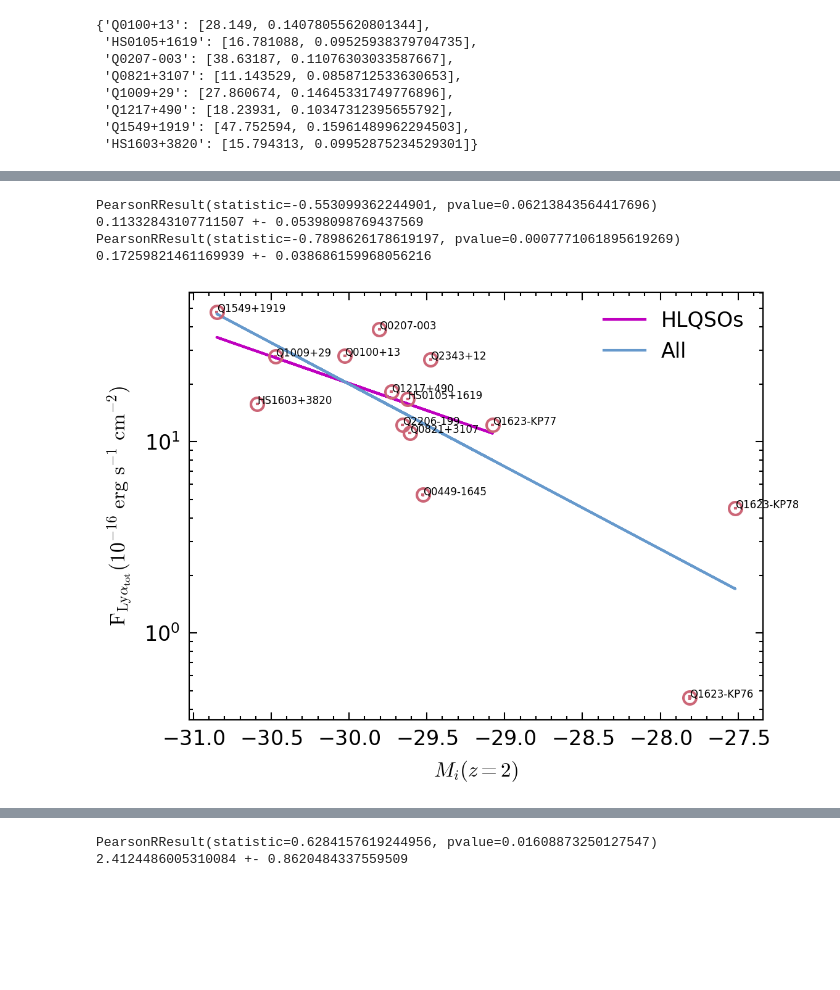
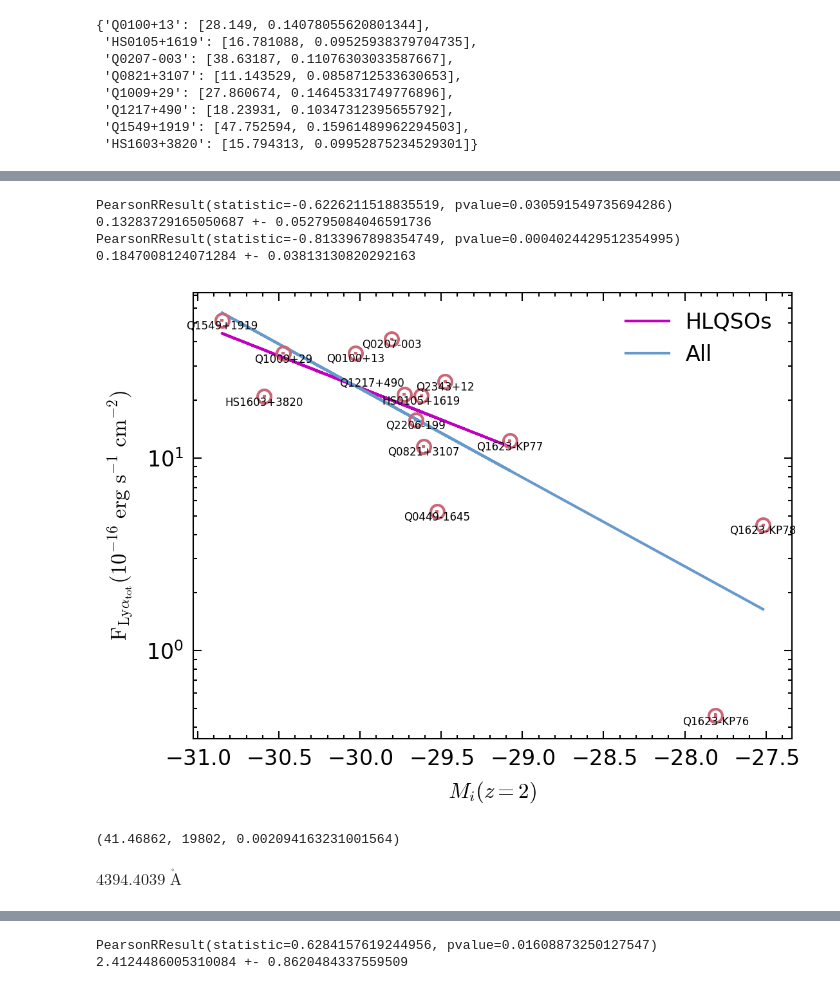
Before and after one commit to yuanzeding/KBSS_DataAnalysis, a Jupyter notebook: correlation.ipynb, the cells around one changed output, grey strips where cells are left out. Saved outputs shown, nothing was run; the diff lists cells and outputs as text; code cells hidden in the pictures; blank space fills up the shorter version.

```diff
--- a/correlation.ipynb
+++ b/correlation.ipynb
@@ -1709,4 +1721,5 @@ Table length=1
 # %%
+import pandas as pd
 QSOline=pd.read_csv("/disk/bifrost/yuanze/KBSS/KCWI/HLQSO_line_FWHM.dat",header=0,index_col=0,delimiter=" +")
 QSOphot=pd.read_csv("/disk/bifrost/yuanze/KBSS/kbss_qsos.inphot",header=0,delimiter=" +")
 def MAB2Flam(MAB,Lambda):
@@ -1783,6 +1796,8 @@ MBHsigma={"CIV":0.28,"Hb":0.003,"Ha":0.12,"MgII":0.16}
 Lcont=[]
 L5100=[]
 L5100_err=[]
+L3100=[]
+L3100_err=[]
 Lcont_err=[]
 MBH_Shen2012=[]
 MBH_2016=[]
@@ -1790,9 +1805,20 @@ MBH_err=[]
 for index,obj in QSOphot.iterrows():
     #print(obj)
     sname=obj["Obj"]
+
+    sentry=qsos_bright[qsos_bright["Name"]==sname]
+    z_sys=sentry["z_sys"][0]
+    ld=Planck18.luminosity_distance(z_sys).to(u.cm).value
+    Sld=4*np.pi*ld**2
+
+    L5100.append(MAB2Flam(obj["H"],LamP["H"]*1e-8)*LamP["H"]*1e-8*Sld)
+    L5100_err.append(L5100[-1]*np.sqrt(obj["Herr"]**2+0.1**2))
+    L3100.append(MAB2Flam(obj["J"],LamP["J"]*1e-8)*LamP["J"]*1e-8*Sld)
+    L3100_err.append(L3100[-1]*np.sqrt(obj["Jerr"]**2+0.1**2))
     try:
         lines=QSOline.loc[sname]["linename"]
         FWHM=QSOline.loc[sname]["fwhm(km/s)"]/1000 #FWHM in 1000 km/s
+        print(FWHM)
     except:
         print("no such object:",sname)
         Lcont.append(np.nan)
@@ -1800,15 +1826,12 @@ for index,obj in QSOphot.iterrows():
         MBH_Shen2012.append(np.nan)
         MBH_2016.append(np.nan)
         MBH_err.append(np.nan)
-        L5100.append(np.nan)
-        L5100_err.append(np.nan)
+        #L5100.append(np.nan)
+        #L5100_err.append(np.nan)
         continue
     if isinstance(lines,str):
         lines=[lines]
-    sentry=qsos_bright[qsos_bright["Name"]==sname]
-    z_sys=sentry["z_sys"][0]
-    ld=Planck18.luminosity_distance(z_sys).to(u.cm).value
-    Sld=4*np.pi*ld**2
+
     if "MgII" in lines:
         lselect="MgII"
         Lcont.append(MAB2Flam(obj["J"],LamP["J"]*1e-8)*LamP["J"]*1e-8*Sld)
@@ -1826,8 +1849,6 @@ for index,obj in QSOphot.iterrows():
         Lcont.append(MAB2Flam(sentry["g"][0],LamP["g"]*1e-8)*LamP["g"]*1e-8*Sld)
         Lcont_err.append(Lcont[-1]*0.1)
 
-    L5100.append(MAB2Flam(obj["H"],LamP["H"]*1e-8)*LamP["H"]*1e-8*Sld)
-    L5100_err.append(L5100[-1]*obj["Herr"])
     MBH_Shen2012.append(FWHM_to_MBH_Shen2012(Lcont[-1]/1e44,FWHM,lselect))
     MBH_2016.append(FWHM_to_MBH_2016(Lcont[-1]/1e44,FWHM,lselect))
     MBH_err.append(MBHsigma[lselect])
@@ -1999,4 +2076,5 @@ id_HL
 # %%
+lines={'NV':[1238.821,1242.804],'CIII]':[1909], 'CIV':[1548.20,1550.77],"OI":[1304,1306] ,"SiIII":[1206.5],"SiIV":[1393.76,1402.77],"SiII":[1260.42],"CII":[1334.53],"OVI":[1031,1037],"HeII":[1640],"Lya":[1216]}
 type="HLQSO"
 KBSSpath="/disk/bifrost/yuanze/KBSS"
 qsos = ascii.read(KBSSpath+"/KCWI/qsos.kcwi",format="ipac")
@@ -2012,9 +2090,9 @@ windowsize=2
 
 rextract=3.5 #radius of arcsec to extract nuclear averaged SB
 #qsos_bright = ascii.read(KBSSpath+"/KCWI/qsos_bright_updated.list",format="ipac")
-qsos_bright = ascii.read(KBSSpath+"/KCWI/qsos_bright_updated.list",format="ipac")
+qsos_bright = ascii.read(KBSSpath+"/KCWI/qsos_bright_updated_full.list",format="ipac")
 
-for id in ["Q0449-1645"]:#id_HL:
+for id in ["Q1623-KP76","Q1623-KP78"]:#id_HL:
     sentry=qsos_bright[qsos_bright["Name"]==id]
     sourcename=id
     #sourcename=re.findall(r"-(.*)",id)[1]
@@ -2291,7 +2396,7 @@ for ind,id in enumerate(line_total_flux.keys()):
         fieldnow = sentry["Field"][0]
        # if fieldnow=="Q1442" or fieldnow=="Q1009":
       #      continue
-        #z = sentry["z_sys"][0]
+        z = sentry["z_sys"][0]
         y = metrics[sourcename][0]#*(1+z)**2#/area[sourcename][2]*(1+z)**2
         yerr = metrics[sourcename][1]#*(1+z)**2#/area[sourcename][2]*(1+z)**2
 
@@ -2324,7 +2429,10 @@ for ind,id in enumerate(line_total_flux.keys()):
             fyerrall.append(yerr)
 
         axs.errorbar(x,y,xerr=xerr,yerr=yerr,fmt="o",mfc="None",ms=ms,color=colorlst[0])
-        axs.text(x,y,sourcename,fontsize=tfs)#transform=axs.transAxes,verticalalignment='top',horizontalalignment='right',fontsize=7)
+        if sourcename=="Q1217+490":
+            axs.text(x,y*1.1,sourcename,fontsize=tfs,horizontalalignment='right')#transform=axs.transAxes,verticalalignment='top',horizontalalignment='right',fontsize=7)
+        else:
+            axs.text(x,y,sourcename,fontsize=tfs,horizontalalignment='center',verticalalignment='top')#transform=axs.transAxes,verticalalignment='top',horizontalalignment='right',fontsize=7)
 
 from matplotlib.lines import Line2D
 #proxy_line1 = plt.plot([], [], marker="o",lw=0, mfc="None",ms=ms,color=colorlst[0], label="Type-1 AGN")
@@ -2335,36 +2443,45 @@ axs.set_xlabel(r"$M_{ %s}(z=2)$"%band)
 axs.set_ylabel(r"$\rm F_{Ly\alpha_{tot}} (10^{-16}~\rm erg~s^{-1}~cm^{-2})$")
 
 #axs.set_xscale
 #axs.set_xlim([22,26])
 
 axs.set_yscale("log")
 
 resall=scipy.stats.linregress(fxall,np.log10(fyall))
 res=scipy.stats.linregress(fx,np.log10(fy))
 
 axs.plot(fx,10**(res.intercept+res.slope*np.array(fx)),"m",label="HLQSOs")
 
 axs.plot(fxall,10**(resall.intercept+resall.slope*np.array(fxall)),color=colorlst[2],label="All")
 
 #axs.set_yscale("log")
 axs.legend(loc="best")
 
 #axs.set_ylim([-1,10])
 #axs.set_yticks([5e-2,1e-1,1,5,10,100])
 #axs.set_yticklabels([r"5$\times10^{-2}$",r"10$^{-1}$","1","5","10","100"])
 
 
 print(scipy.stats.pearsonr(fx,np.log10(fy)))
 print(res.slope/-2.5,r"+-",res.stderr/2.5)
 
 print(scipy.stats.pearsonr(fxall,np.log10(fyall)))
 print(resall.slope/-2.5,r"+-",resall.stderr/2.5)
 
 #axs.set_xscale("symlog")
-#fig.savefig(KBSSpath+"/fig/Lya_MRs_HLQSOs.pdf")
+fig.savefig(KBSSpath+"/fig/Lya_Mi_HLQSOs.pdf")
 # %% [output]
-PearsonRResult(statistic=-0.553099362244901, pvalue=0.06213843564417696)
-0.11332843107711507 +- 0.05398098769437569
-PearsonRResult(statistic=-0.7898626178619197, pvalue=0.0007771061895619269)
-0.17259821461169939 +- 0.038686159968056216
+PearsonRResult(statistic=-0.6226211518835519, pvalue=0.030591549735694286)
+0.13283729165050687 +- 0.052795084046591736
+PearsonRResult(statistic=-0.8133967898354749, pvalue=0.0004024429512354995)
+0.1847008124071284 +- 0.03813130820292163
-[figure, old version]
+[figure, new version]
+# %%
+tname="Q0207-003"
+line_total_flux[tname][0],area[tname][2],line_total_flux[tname][0]/area[tname][2]
+# %% [output]
+(41.46862, 19802, 0.002094163231001564)
+# %%
+1215.67*(1+z)*u.AA
+# %% [output]
+$4394.4039 \; \mathrm{\mathring{A}}$
```
Also changed, not shown: parts of 32 cells of this notebook, 6 other files.
